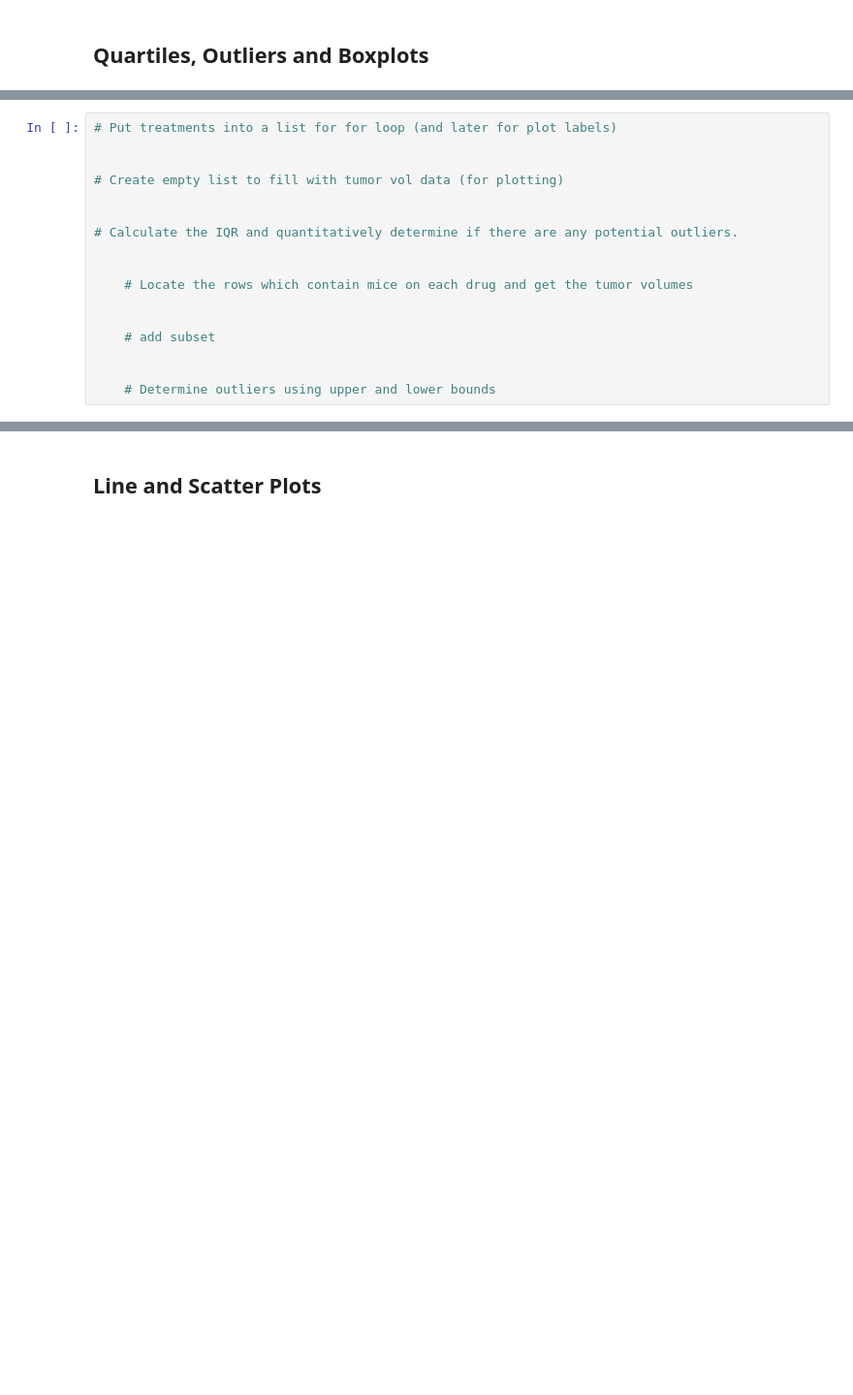
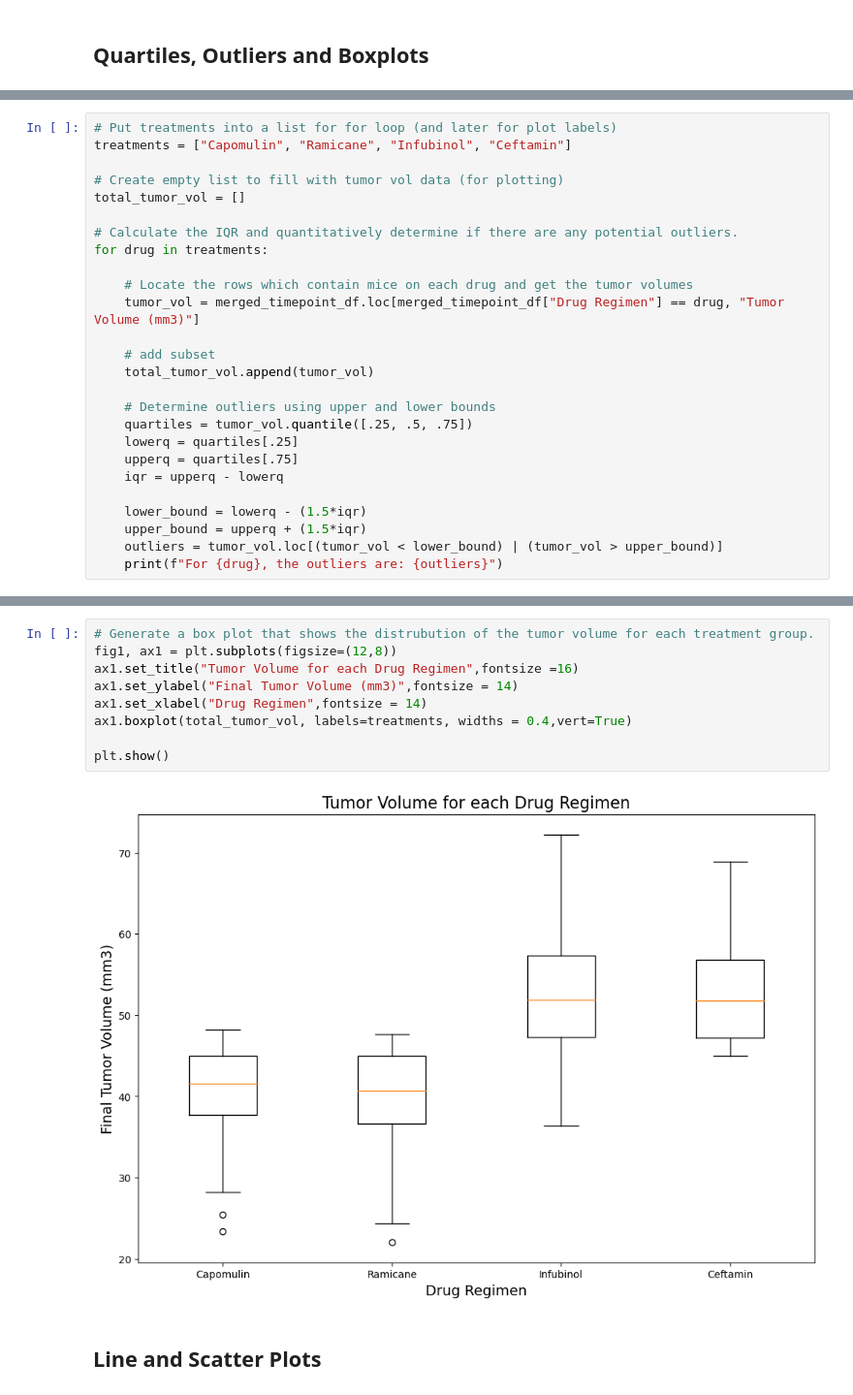
Before and after one commit to squiresbrett/matplotlib-challenge, a Jupyter notebook: pymaceuticals_starter.ipynb, the cells around one changed output, grey strips where cells are left out. Shown at 97% size. Drawn from its saved outputs; the diff is of its cells as text; blank space fills up the shorter version.

```diff
--- a/pymaceuticals_starter.ipynb
+++ b/pymaceuticals_starter.ipynb
@@ -212,19 +214,28 @@ merged_timepoint_df.head()
 | 4 | k403 | Ramicane | Male | 21 | 16 | 20 | 32.997729 | ... |
 # %%
 # Put treatments into a list for for loop (and later for plot labels)
-
+treatments = ["Capomulin", "Ramicane", "Infubinol", "Ceftamin"]
 
 # Create empty list to fill with tumor vol data (for plotting)
-
+total_tumor_vol = []
 
 # Calculate the IQR and quantitatively determine if there are any potential outliers.
-
+for drug in treatments:
 
     # Locate the rows which contain mice on each drug and get the tumor volumes
-
+    tumor_vol = merged_timepoint_df.loc[merged_timepoint_df["Drug Regimen"] == drug, "Tumor Volume (mm3)"]
 
     # add subset
-
+    total_tumor_vol.append(tumor_vol)
 
     # Determine outliers using upper and lower bounds
+    quartiles = tumor_vol.quantile([.25, .5, .75])
+    lowerq = quartiles[.25]
+    upperq = quartiles[.75]
+    iqr = upperq - lowerq
+
+    lower_bound = lowerq - (1.5*iqr)
+    upper_bound = upperq + (1.5*iqr)
+    outliers = tumor_vol.loc[(tumor_vol < lower_bound) | (tumor_vol > upper_bound)]
+    print(f"For {drug}, the outliers are: {outliers}")
 # %% [output]
@@ -240,2 +249,13 @@ Ceftamin's potential outliers: Series([], Name: Tumor Volume (mm3), dtype: float
+# %%
+# Generate a box plot that shows the distrubution of the tumor volume for each treatment group.
+fig1, ax1 = plt.subplots(figsize=(12,8))
+ax1.set_title("Tumor Volume for each Drug Regimen",fontsize =16)
+ax1.set_ylabel("Final Tumor Volume (mm3)",fontsize = 14)
+ax1.set_xlabel("Drug Regimen",fontsize = 14)
+ax1.boxplot(total_tumor_vol, labels=treatments, widths = 0.4,vert=True)
+
+plt.show()
+# %% [output]
+[figure, added]
 # %% [markdown]
 ## Line and Scatter Plots
```
Also changed, not shown: parts of 9 cells of this notebook, 1 other file.
